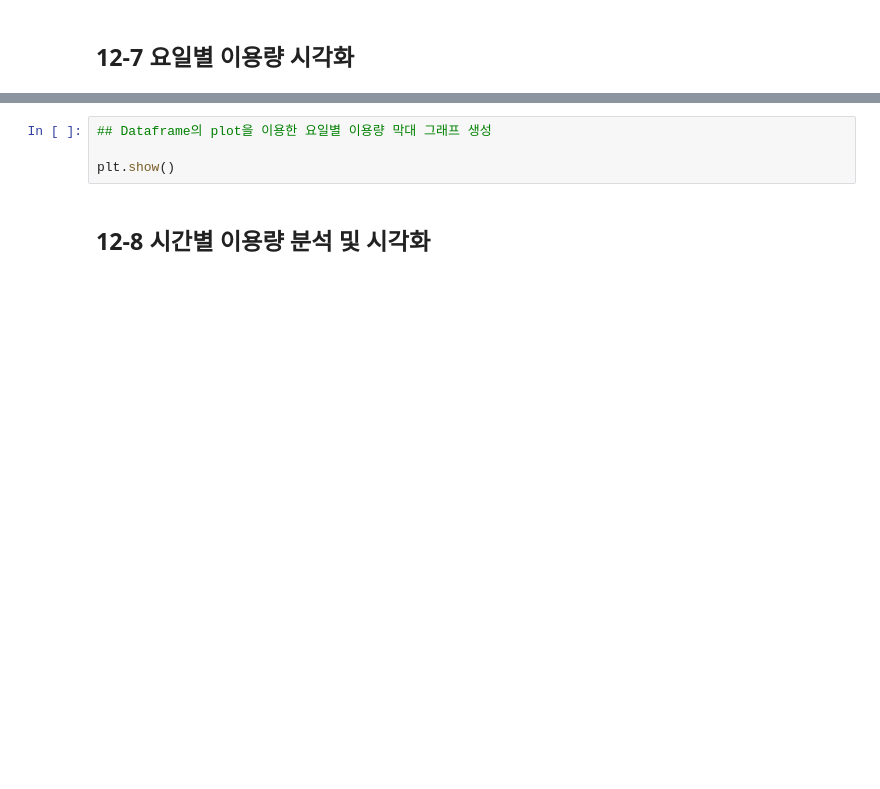
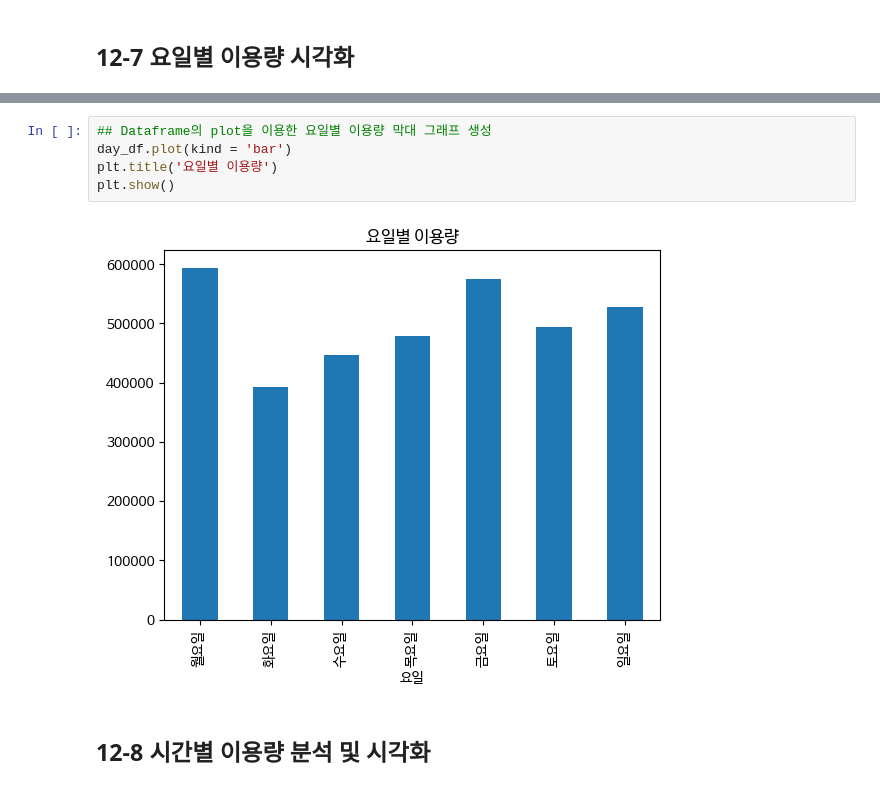
Before and after one commit to Taeichang/DataAnalysis, a Jupyter notebook: 오픈소스_데이터_분석_12강.ipynb, the cells around one changed output, grey strips where cells are left out. Cells and saved outputs as stored; diff of their text form; blank space fills up the shorter version.

```diff
--- a/오픈소스_데이터_분석_12강.ipynb
+++ b/오픈소스_데이터_분석_12강.ipynb
@@ -198,7 +237,10 @@ NameError: name 'day_df' is not defined
 # %%
 ## Dataframe의 plot을 이용한 요일별 이용량 막대 그래프 생성
-
+day_df.plot(kind = 'bar')
+plt.title('요일별 이용량')
 plt.show()
+# %% [output]
+[figure, added]
 # %% [markdown]
 ## 12-8 시간별 이용량 분석 및 시각화
 # %%
```
Also changed, not shown: parts of 13 cells of this notebook.
